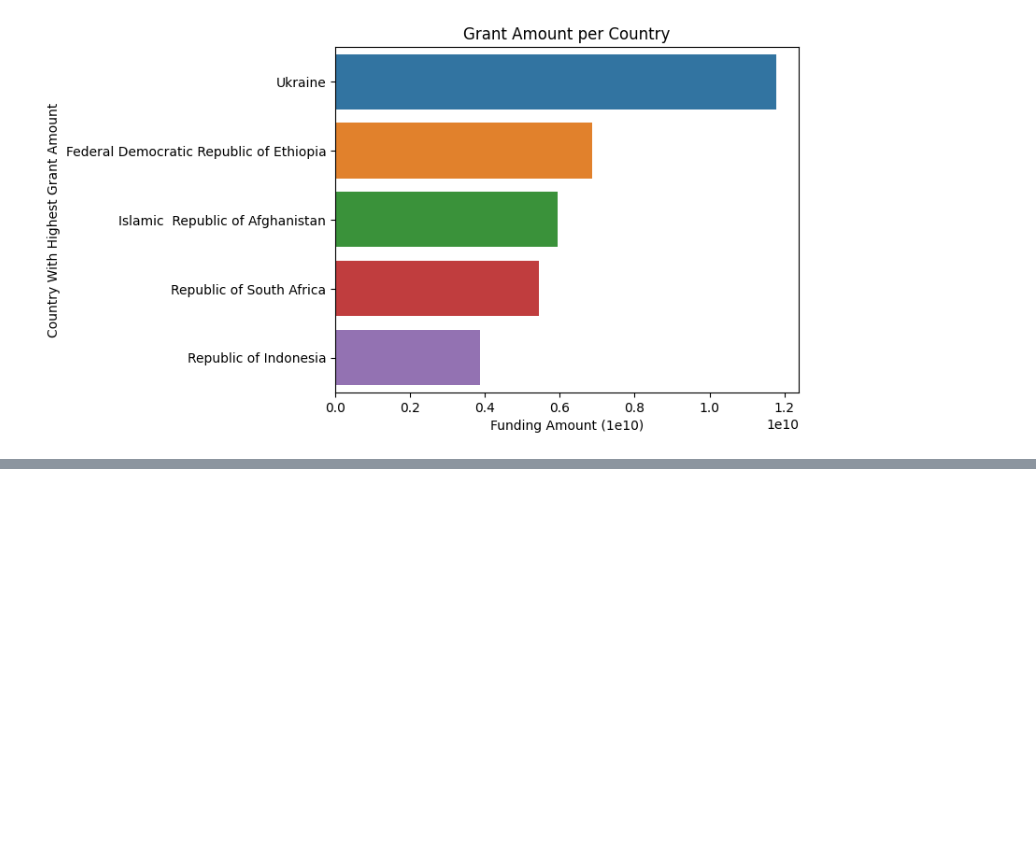
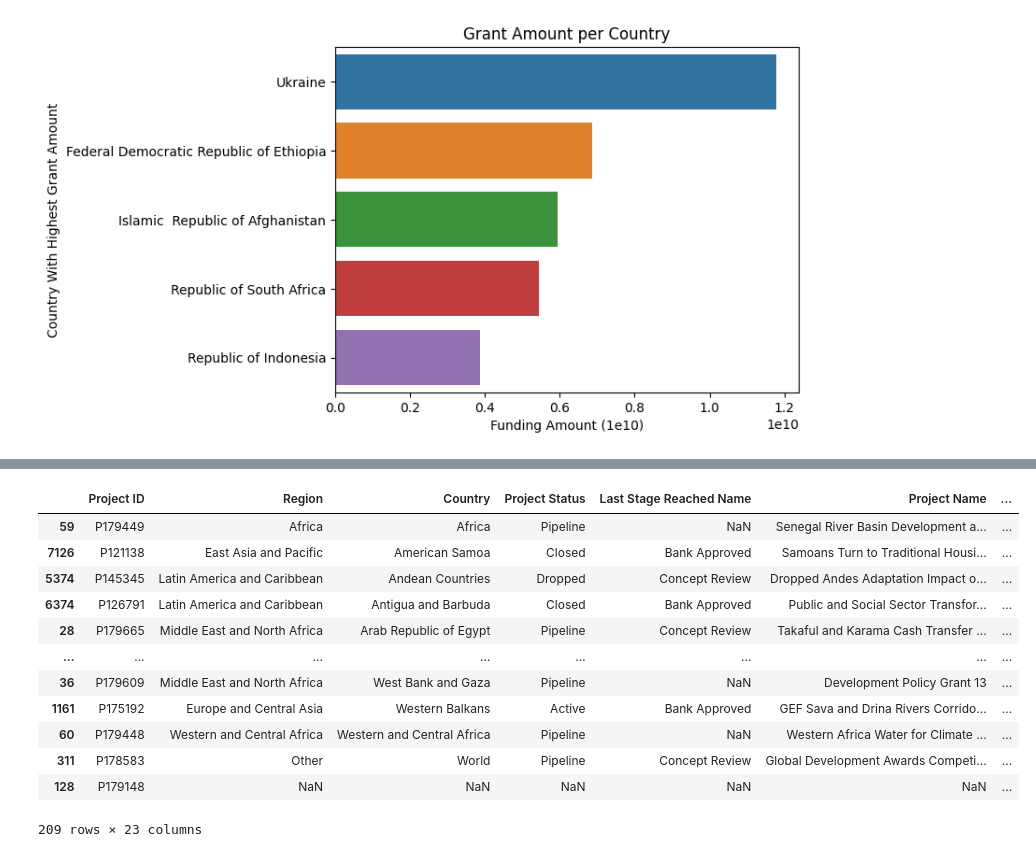
Before and after one commit to ababber19/SWUH, a Jupyter notebook: Phase_1_Graphs.ipynb, the cells around one changed output, grey strips where cells are left out. Drawn from its saved outputs; the diff is of its cells as text; code cells hidden in the pictures; blank space fills up the shorter version.

```diff
--- a/Phase_1_Graphs.ipynb
+++ b/Phase_1_Graphs.ipynb
@@ -157,0 +159,16 @@ projects.groupby("Implementing Agency").sum()
+# %%
+projects.drop_duplicates("Country").sort_values("Country", ascending=True)
+# %% [output]
+|  | Project ID | Region | Country | Project Status | Last Stage Reached Name | Project Name | ... |
+| 59 | P179449 | Africa | Africa | Pipeline | NaN | Senegal River Basin Development a... | ... |
+| 7126 | P121138 | East Asia and Pacific | American Samoa | Closed | Bank Approved | Samoans Turn to Traditional Housi... | ... |
+| 5374 | P145345 | Latin America and Caribbean | Andean Countries | Dropped | Concept Review | Dropped Andes Adaptation Impact o... | ... |
+| 6374 | P126791 | Latin America and Caribbean | Antigua and Barbuda | Closed | Bank Approved | Public and Social Sector Transfor... | ... |
+| 28 | P179665 | Middle East and North Africa | Arab Republic of Egypt | Pipeline | Concept Review | Takaful and Karama Cash Transfer ... | ... |
+| ... | ... | ... | ... | ... | ... | ... | ... |
+| 36 | P179609 | Middle East and North Africa | West Bank and Gaza | Pipeline | NaN | Development Policy Grant 13 | ... |
+| 1161 | P175192 | Europe and Central Asia | Western Balkans | Active | Bank Approved | GEF Sava and Drina Rivers Corrido... | ... |
+| 60 | P179448 | Western and Central Africa | Western and Central Africa | Pipeline | NaN | Western Africa Water for Climate ... | ... |
+| 311 | P178583 | Other | World | Pipeline | Concept Review | Global Development Awards Competi... | ... |
+| 128 | P179148 | NaN | NaN | NaN | NaN | NaN | ... |
+209 rows × 23 columns
```
Also changed, not shown: parts of 6 cells of this notebook, 1 other file.
